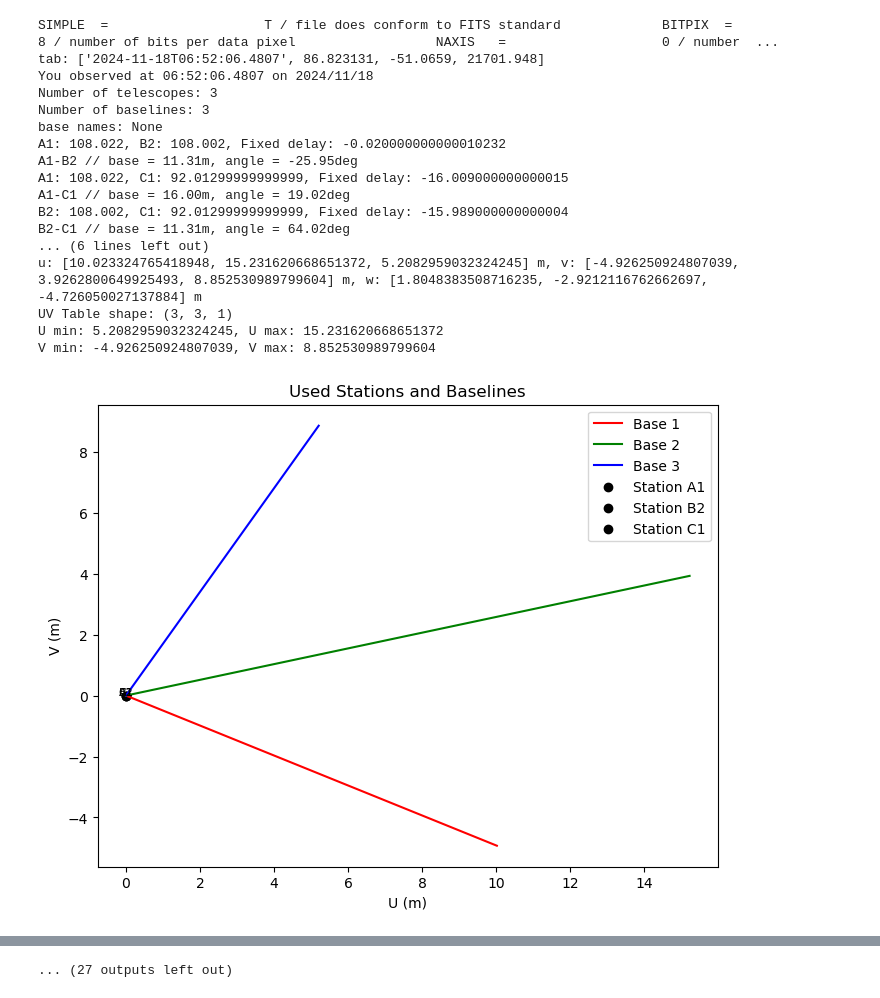
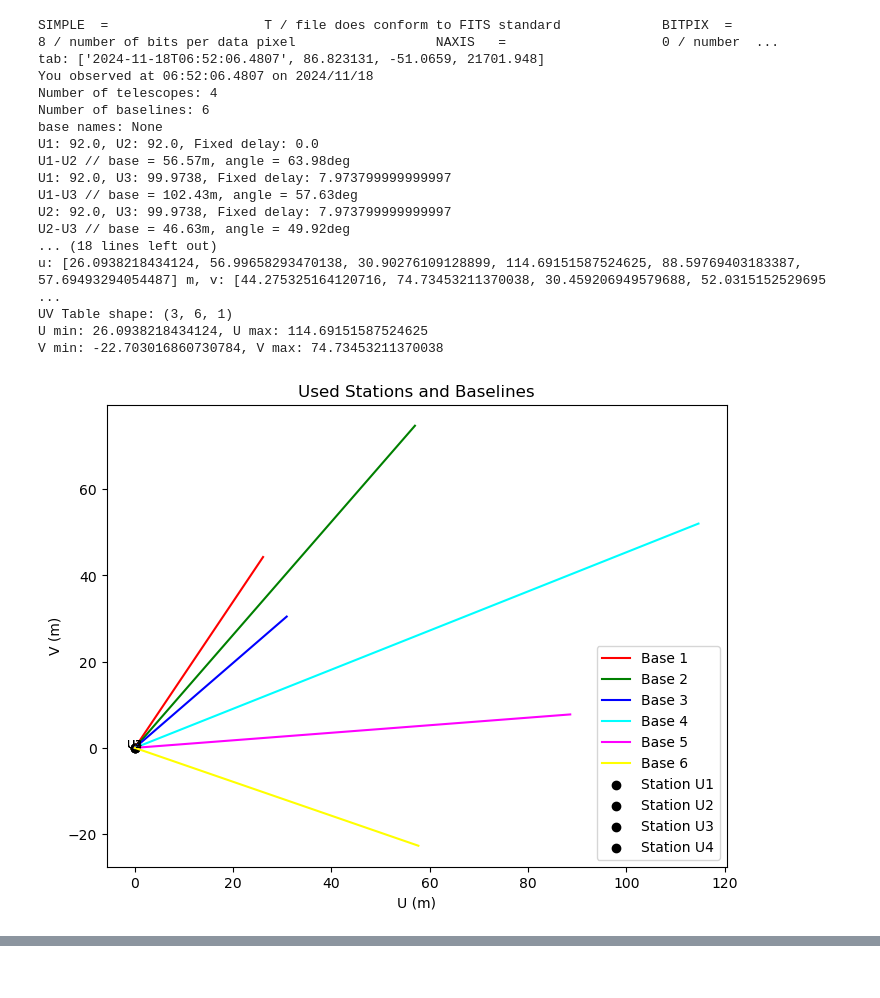
Before and after one commit to nitnerolf/exoMATISSE, a Jupyter notebook: simuIterf/simuInterf_py.ipynb, the cells around one changed output, grey strips where cells are left out. Cells and saved outputs as stored; diff of their text form; code cells hidden in the pictures.

```diff
--- a/simuIterf/simuInterf_py.ipynb
+++ b/simuIterf/simuInterf_py.ipynb
@@ -1105,13 +1105,17 @@ stardata = {
 }
 
 # Configurations
+# stations = [
+#     ["A1", "B2", "C1"],
+#     ["B2", "C1", "D0"],
+#     ["A1", "K0", "G1"],
+#     ["K0", "G1", "I1"],
+#     ["D0", "H0", "G1"],
+#     ["D0", "H0", "I1"]
+# ]
+
 stations = [
-    ["A1", "B2", "C1"],
-    ["B2", "C1", "D0"],
-    ["A1", "K0", "G1"],
-    ["K0", "G1", "I1"],
-    ["D0", "H0", "G1"],
-    ["D0", "H0", "I1"]
+    ['U1', 'U2', 'U3', 'U4']
 ]
 
 cen = 2.16555e-6
@@ -1172,47 +1176,47 @@ for k_obs, station_set in enumerate(stations):
     ax4.set_title("Delay vs Hour Angle")
     ax4.axhline(100, color="gray", linestyle="dashed")
     ax4.axhline(-100, color="gray", linestyle="dashed")
 
 plt.tight_layout()
 plt.show()
 # %% [output]
 Saving stations for VLTI...
 You are here: ESO, Cerro Paranal
 Station data saved to /Users/jscigliuto/exoMATISSE/exoMATISSE/simuIterf/info_stations.dat
 Resolution: 50361627.906976745
 A0 at (-14.64, -55.81)
 A1 at (-9.43, -70.95)
 B0 at (-7.07, -53.21)
 B1 at (-1.86, -68.33)
 B2 at (0.74, -75.90)
 B3 at (3.35, -83.48)
 B4 at (5.95, -91.03)
 B5 at (8.55, -98.59)
 ... (23 lines left out)
 U2 at (14.89, 30.50)
 U3 at (44.91, 66.18)
 U4 at (103.31, 44.00)
 LAB at (60.00, -20.00)
 [figure]
 [figure]
 SIMPLE  =                    T / file does conform to FITS standard             BITPIX  =                    8 / number of bits per data pixel                  NAXIS   =                    0 / number  ...
 tab: ['2024-11-18T06:52:06.4807', 86.823131, -51.0659, 21701.948]
 You observed at 06:52:06.4807 on 2024/11/18
-Number of telescopes: 3
-Number of baselines: 3
+Number of telescopes: 4
+Number of baselines: 6
 base names: None
-A1: 108.022, B2: 108.002, Fixed delay: -0.020000000000010232
-A1-B2 // base = 11.31m, angle = -25.95deg
-A1: 108.022, C1: 92.01299999999999, Fixed delay: -16.009000000000015
-A1-C1 // base = 16.00m, angle = 19.02deg
-B2: 108.002, C1: 92.01299999999999, Fixed delay: -15.989000000000004
-B2-C1 // base = 11.31m, angle = 64.02deg
-... (6 lines left out)
-u: [10.023324765418948, 15.231620668651372, 5.2082959032324245] m, v: [-4.926250924807039, 3.9262800649925493, 8.852530989799604] m, w: [1.8048383508716235, -2.9212116762662697, -4.726050027137884] m
-UV Table shape: (3, 3, 1)
-U min: 5.2082959032324245, U max: 15.231620668651372
-V min: -4.926250924807039, V max: 8.852530989799604
+U1: 92.0, U2: 92.0, Fixed delay: 0.0
+U1-U2 // base = 56.57m, angle = 63.98deg
+U1: 92.0, U3: 99.9738, Fixed delay: 7.973799999999997
+U1-U3 // base = 102.43m, angle = 57.63deg
+U2: 92.0, U3: 99.9738, Fixed delay: 7.973799999999997
+U2-U3 // base = 46.63m, angle = 49.92deg
+... (18 lines left out)
+u: [26.0938218434124, 56.99658293470138, 30.90276109128899, 114.69151587524625, 88.59769403183387, 57.69493294054487] m, v: [44.275325164120716, 74.73453211370038, 30.459206949579688, 52.0315152529695 ...
+UV Table shape: (3, 6, 1)
+U min: 26.0938218434124, U max: 114.69151587524625
+V min: -22.703016860730784, V max: 74.73453211370038
-[figure, old version]
+[figure, new version]
 SIMPLE  =                    T / file does conform to FITS standard             BITPIX  =                    8 / number of bits per data pixel                  NAXIS   =                    0 / number  ...
 tab: ['2024-11-18T06:52:06.4807', 86.823131, -51.0659, 21701.948]
 You observed at 06:52:06.4807 on 2024/11/18
@@ -1291 +1258,0 @@ u: [5.2082959032324245, 15.658084315233081, 10.449788412000654] m, v: [8.8525309
-... (27 outputs left out)
```
Also changed, not shown: parts of 1 cell of this notebook, 1 other file.
